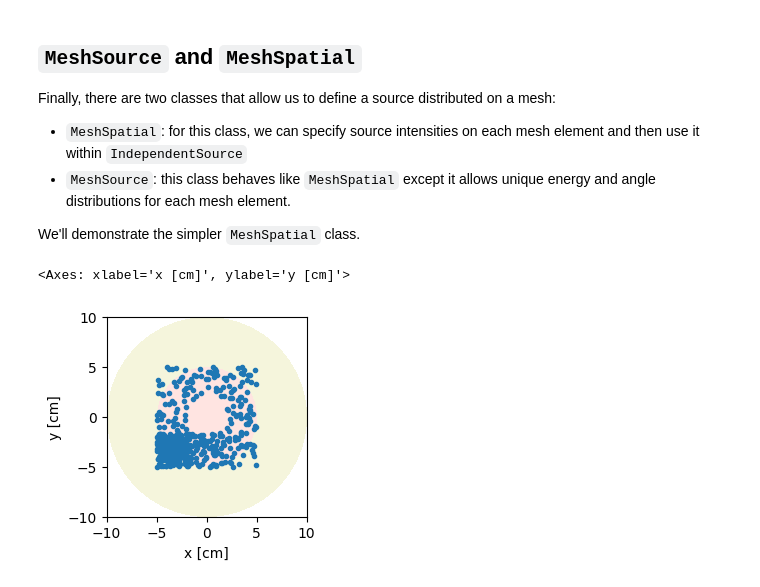
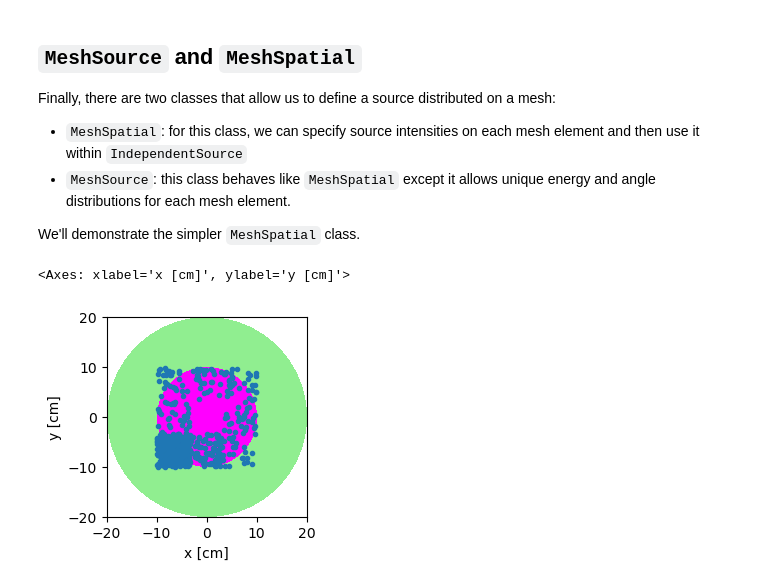
Before and after one commit to aprilnovak/openmc-education, a Jupyter notebook: sources-fixed-source-10/solution-10.ipynb, the cells around one changed output. Saved outputs shown, nothing was run; the diff lists cells and outputs as text; code cells hidden in the pictures.

```diff
--- a/sources-fixed-source-10/solution-10.ipynb
+++ b/sources-fixed-source-10/solution-10.ipynb
@@ -121,3 +156,7 @@ See [here](https://docs.openmc.org/en/latest/pythonapi/stats.html) for the full
+# %%
+energy = openmc.stats.Discrete([10.0e6, 14.1e6], [0.4, 0.6])
+angle = openmc.stats.Monodirectional([0, 1, 0])
+model.settings.source = openmc.IndependentSource(energy=energy, angle=angle, space=space)
 # %% [markdown]
 ## `FileSource`
 
@@ -165,0 +207,7 @@ model.plot(**plot_kwargs)
+# %%
+model.settings.particles = 5000
+model.settings.inactive = 50
+model.settings.batches = 55
+
+model.settings.sourcepoint = {'batches' : [1, 55], 'separate' : True, 'write' : True}
+statepoint = model.run()
@@ -165,0 +240,3 @@ model.plot(**plot_kwargs)
+# %%
+model.settings.source = openmc.FileSource('source.01.h5')
+model.plot(**plot_kwargs)
@@ -165,0 +246,3 @@ model.plot(**plot_kwargs)
+# %%
+model.settings.source = openmc.FileSource('source.55.h5')
+model.plot(**plot_kwargs)
@@ -174,13 +260,13 @@ Finally, there are two classes that allow us to define a source distributed on a
 We'll demonstrate the simpler `MeshSpatial` class.
 # %%
 mesh = openmc.RegularMesh()
-mesh.lower_left = (-5., -5., -1.)
-mesh.upper_right = (5., 5., 1.)
+mesh.lower_left = (-10., -10., -1.)
+mesh.upper_right = (10., 10., 1.)
 mesh.dimension = (3, 3, 1)
 
 space = openmc.stats.MeshSpatial(mesh, strengths=[9.0, 3.0, 1.0, 1.0, 0.0, 1.0, 1.0, 1.0, 1.0])
 model.settings.source = openmc.IndependentSource(space=space)
 model.plot(**plot_kwargs)
 # %% [output]
 <Axes: xlabel='x [cm]', ylabel='y [cm]'>
-[figure, old version]
+[figure, new version]
```
Also changed, not shown: parts of 37 cells of this notebook.
